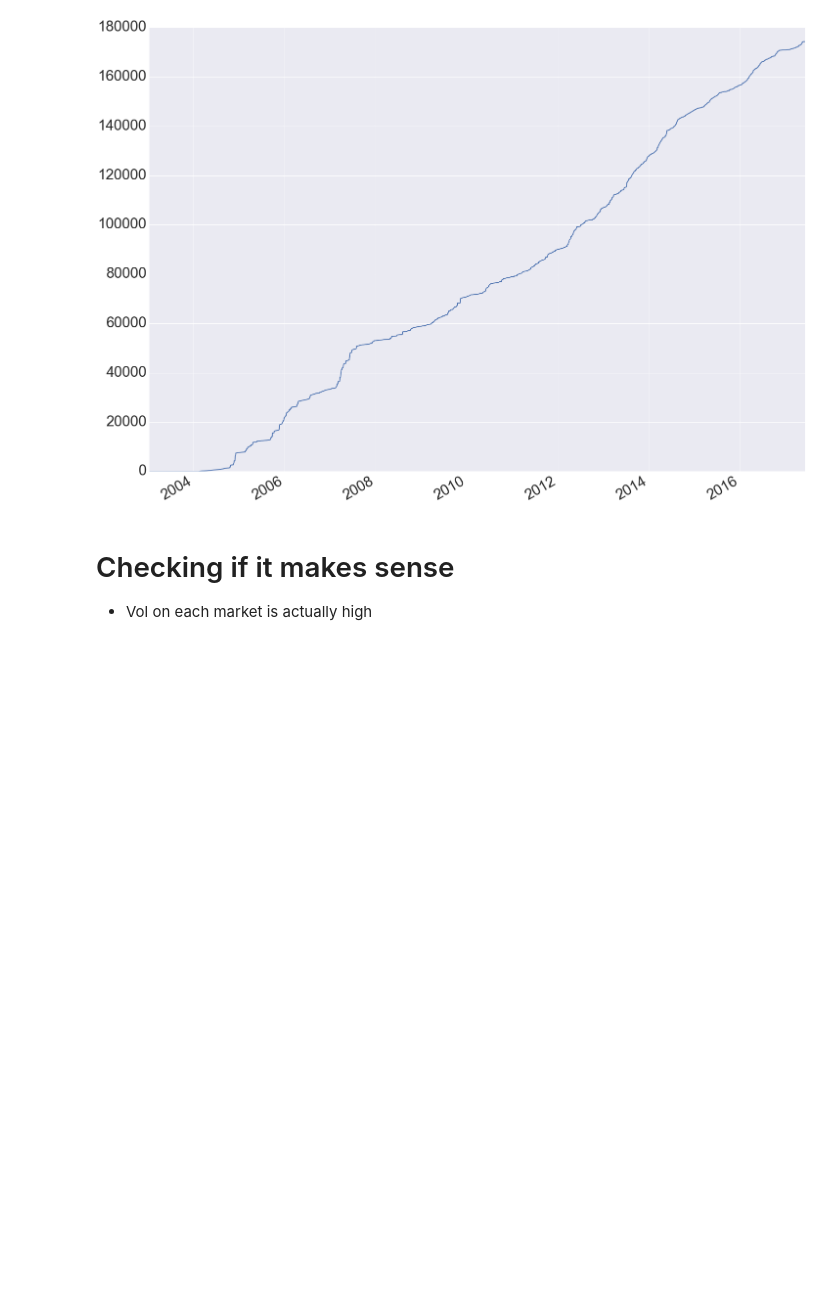
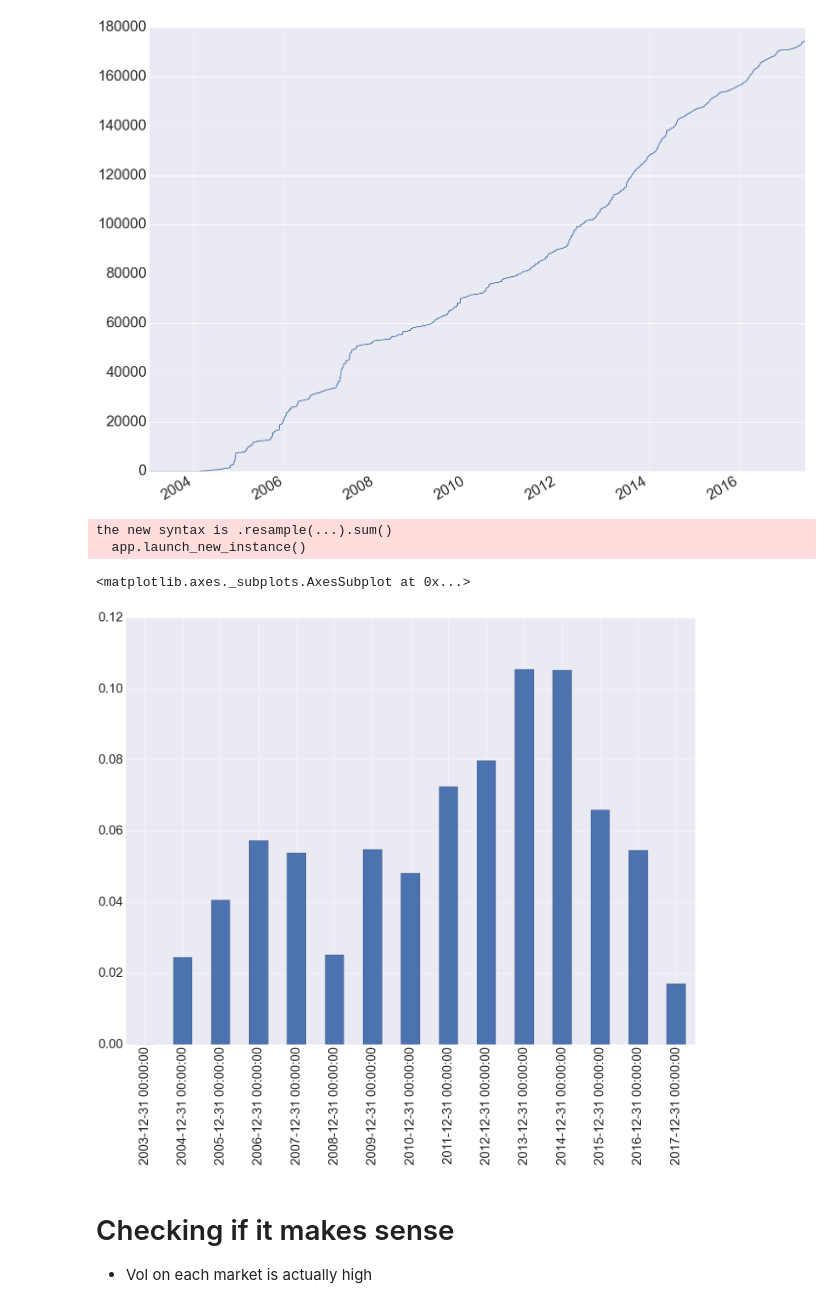
Before and after one commit to mrefermat/Project_C, a Jupyter notebook: LotSize_ScalingFactor.ipynb, the cells around one changed output. Cells and saved outputs as stored; diff of their text form; code cells hidden in the pictures; blank space fills up the shorter version.

```diff
--- a/LotSize_ScalingFactor.ipynb
+++ b/LotSize_ScalingFactor.ipynb
@@ -234,6 +234,15 @@ fee=0.0005
 # %% [output]
 <matplotlib.axes._subplots.AxesSubplot at 0x...>
 [figure]
+# %%
+mul=get_contract_multipliers()[df.columns]
+cost=(cost_model_position(lots,curr_px,mul,0.0005).sum(axis=1)/FundAUM)
+cost.resample(rule='a',how='sum').plot(kind='bar')
+# %% [output]
+the new syntax is .resample(...).sum()
+  app.launch_new_instance()
+<matplotlib.axes._subplots.AxesSubplot at 0x...>
+[figure, added]
 # %% [markdown]
 # Checking if it makes sense
 
```
Also changed, not shown: parts of 3 cells of this notebook, 2 other files.
